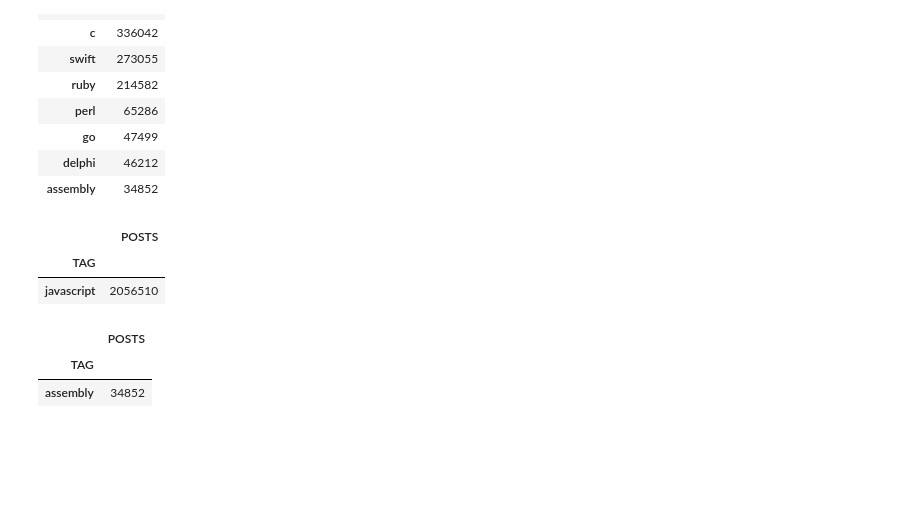
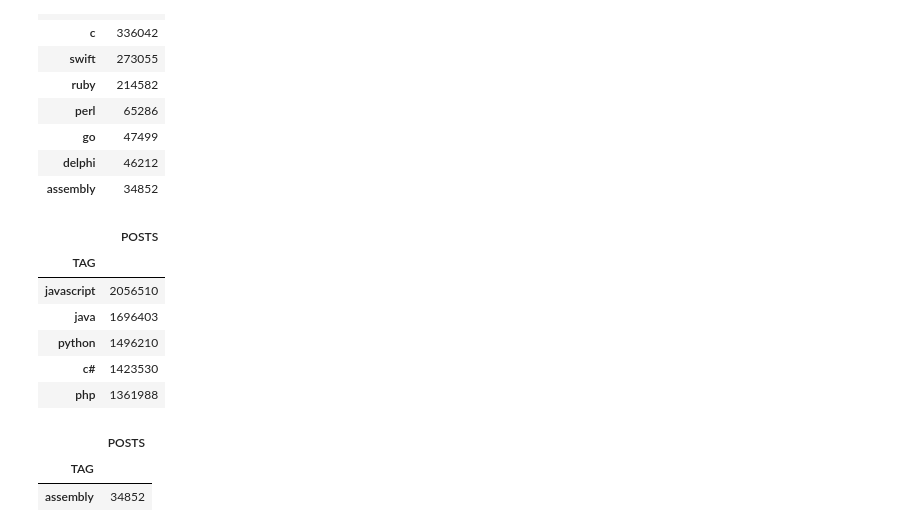
Before and after one commit to erfaw/elasti_py, a Jupyter notebook: Day073-erf/Programming_Languages_(start).ipynb, the cells around one changed output. Drawn from its saved outputs; the diff is of its cells as text; code cells hidden in the pictures; blank space fills up the shorter version.

```diff
--- a/Day073-erf/Programming_Languages_(start).ipynb
+++ b/Day073-erf/Programming_Languages_(start).ipynb
@@ -121,11 +121,15 @@ df.groupby("TAG").sum()[['POSTS']].sort_values('POSTS', ascending=False)
 | delphi | 46212 |
 | assembly | 34852 |
 # %%
-df.groupby("TAG").sum()[['POSTS']].sort_values('POSTS', ascending=False).head(1)
+df.groupby("TAG")[['POSTS']].sum().sort_values('POSTS', ascending=False).head(5)
 # %% [output]
 |  | POSTS |
 | TAG |  |
 | javascript | 2056510 |
+| java | 1696403 |
+| python | 1496210 |
+| c# | 1423530 |
+| php | 1361988 |
 # %%
 df.groupby("TAG").sum()[['POSTS']].sort_values('POSTS', ascending=False).tail(1)
 # %% [output]
```
Also changed, not shown: parts of 3 cells of this notebook.
